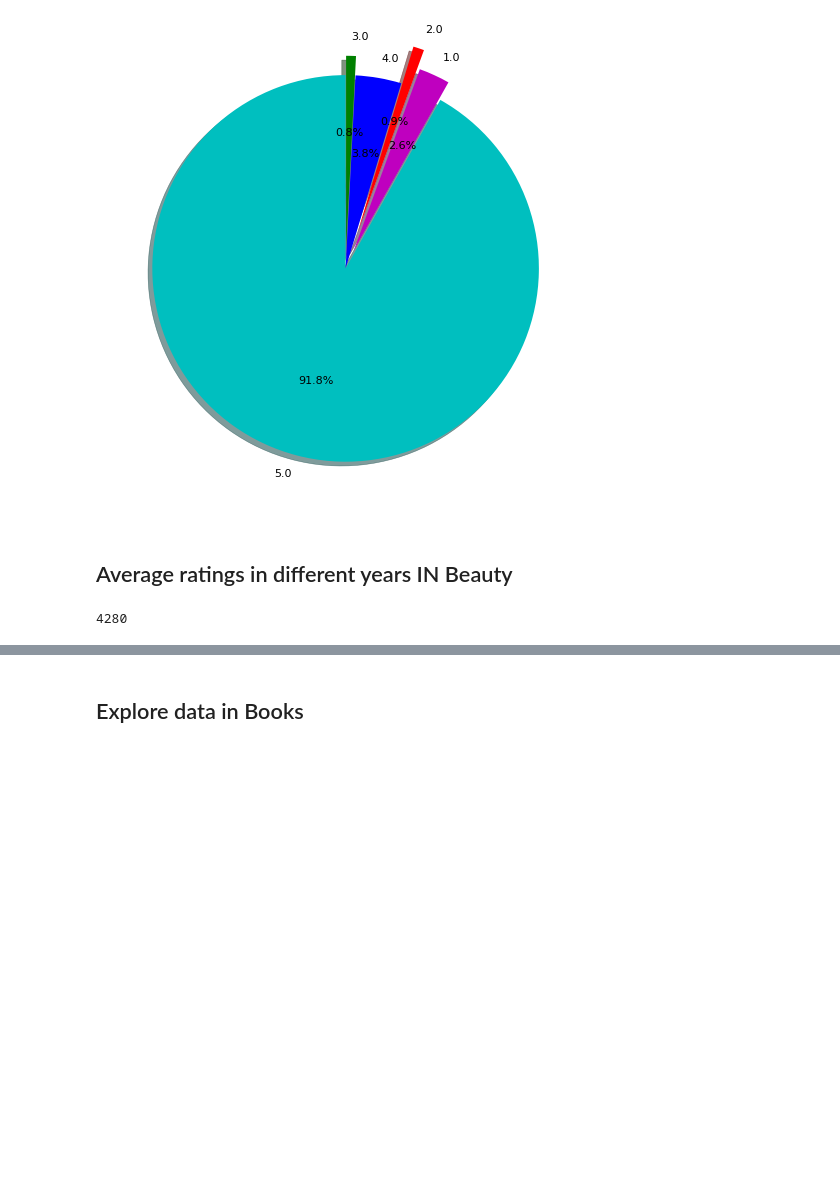
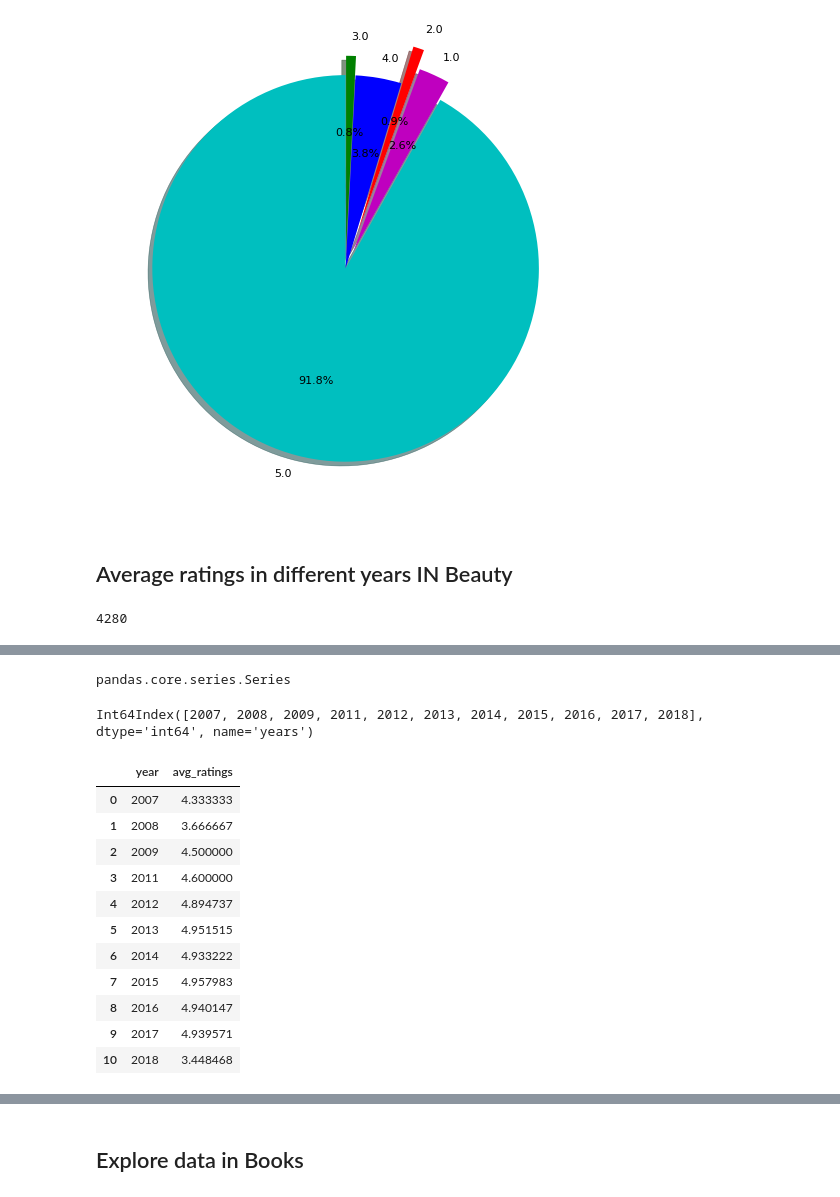
Before and after one commit to Nicole-LijuanChen/Patterns-in-Amazon-customer-ratings, a Jupyter notebook: data-cleaning.ipynb, the cells around one changed output, grey strips where cells are left out. Saved outputs shown, nothing was run; the diff lists cells and outputs as text; code cells hidden in the pictures; blank space fills up the shorter version.

```diff
--- a/data-cleaning.ipynb
+++ b/data-cleaning.ipynb
@@ -170,0 +209,27 @@ years_ratings_beauty.take(10)
+# %%
+type(ratings_by_year)
+# %% [output]
+pandas.core.series.Series
+# %%
+ratings_by_year.index
+# %% [output]
+Int64Index([2007, 2008, 2009, 2011, 2012, 2013, 2014, 2015, 2016, 2017, 2018], dtype='int64', name='years')
+# %%
+avg_ratings = pd.DataFrame({'year': ratings_by_year.index.tolist(),
+                  'avg_ratings': ratings_by_year})
+
+avg_ratings.reset_index(drop=True, inplace=True)
+avg_ratings
+# %% [output]
+|  | year | avg_ratings |
+| 0 | 2007 | 4.333333 |
+| 1 | 2008 | 3.666667 |
+| 2 | 2009 | 4.500000 |
+| 3 | 2011 | 4.600000 |
+| 4 | 2012 | 4.894737 |
+| 5 | 2013 | 4.951515 |
+| 6 | 2014 | 4.933222 |
+| 7 | 2015 | 4.957983 |
+| 8 | 2016 | 4.940147 |
+| 9 | 2017 | 4.939571 |
+| 10 | 2018 | 3.448468 |
```
Also changed, not shown: parts of 18 cells of this notebook.
